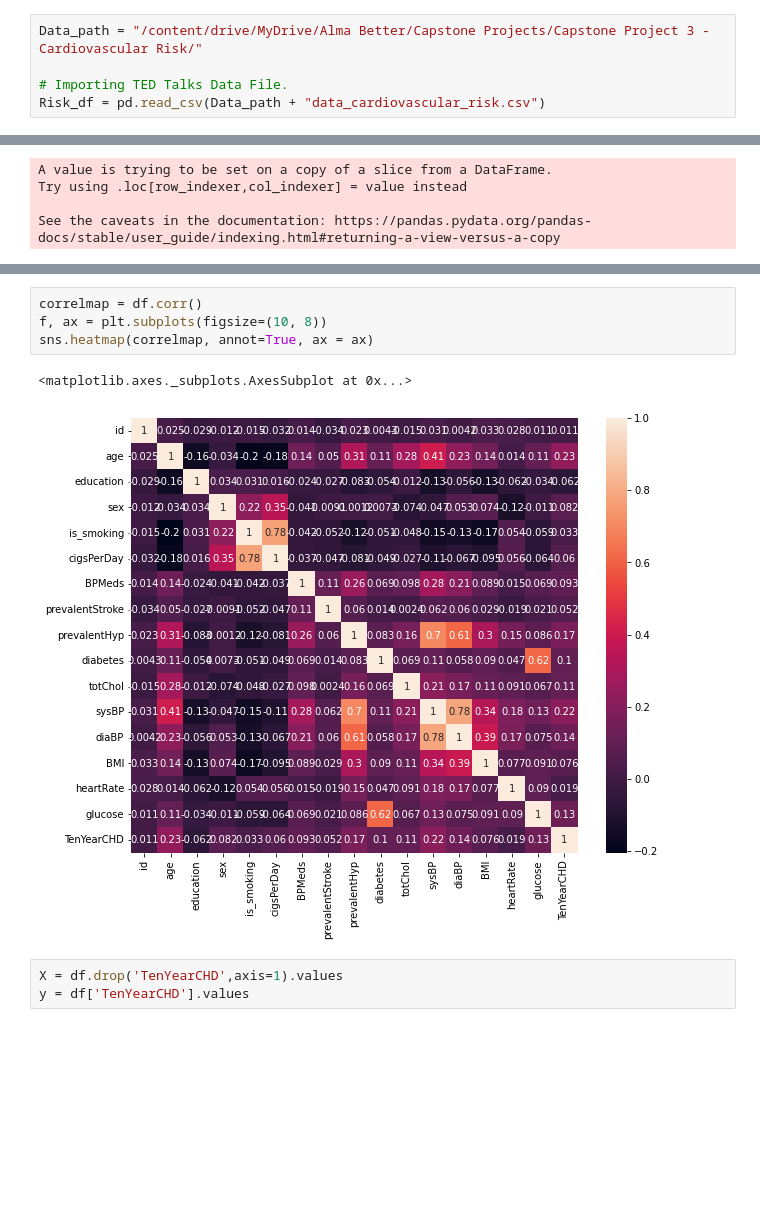
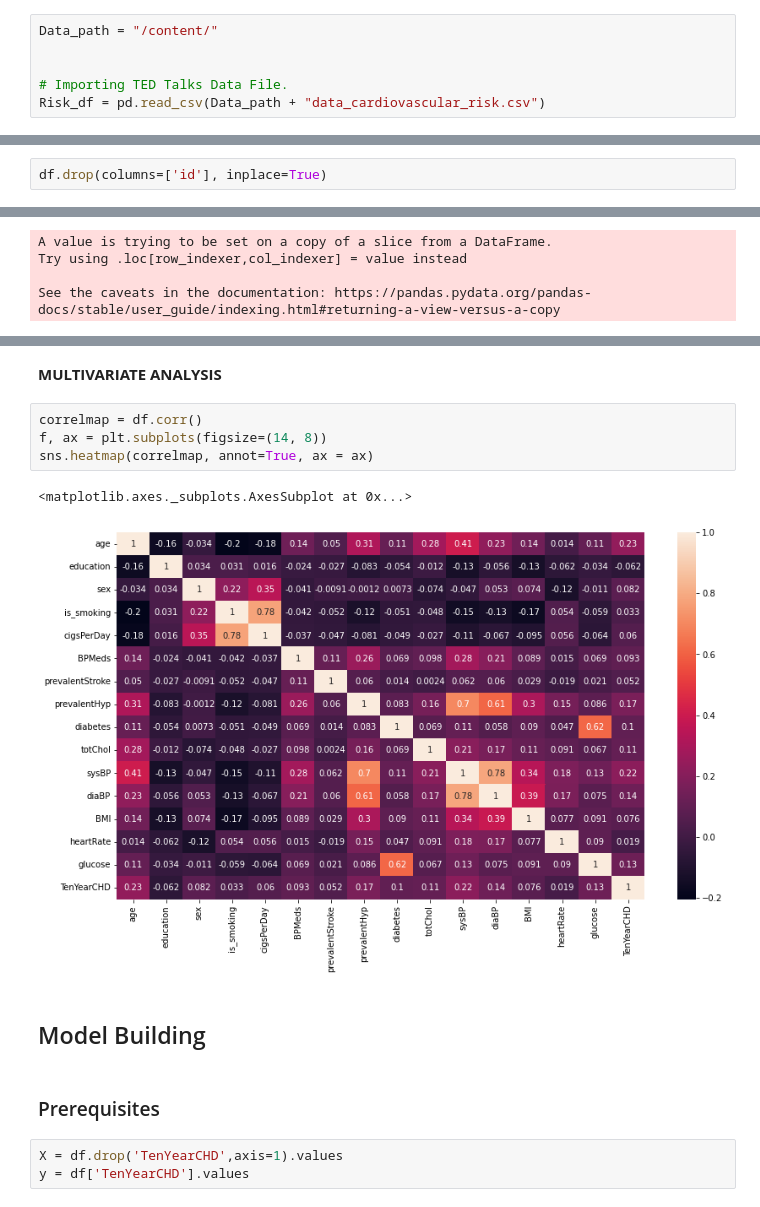
Before and after one commit to Arvind-krishna/Classification---Cardiovascular-Risk-prediction, a Jupyter notebook: Cardiovascular_risk.ipynb, the cells around one changed output, grey strips where cells are left out. Saved outputs shown, nothing was run; the diff lists cells and outputs as text; blank space fills up the shorter version.

```diff
--- a/Cardiovascular_risk.ipynb
+++ b/Cardiovascular_risk.ipynb
@@ -12,7 +12,8 @@ import numpy as np
 import matplotlib.pyplot as plt
 import seaborn as sns
 # %%
-Data_path = "/content/drive/MyDrive/Alma Better/Capstone Projects/Capstone Project 3 - Cardiovascular Risk/"
+Data_path = "/content/"
+
 
 # Importing TED Talks Data File.
 Risk_df = pd.read_csv(Data_path + "data_cardiovascular_risk.csv")
@@ -90,0 +126,2 @@ sns.heatmap(correlmap, annot=True, ax = ax)
+# %%
+df.drop(columns=['id'], inplace=True)
@@ -161,10 +243,16 @@ df.drop(['id'], axis=1)
+# %% [markdown]
+**MULTIVARIATE ANALYSIS**
 # %%
 correlmap = df.corr()
-f, ax = plt.subplots(figsize=(10, 8))
+f, ax = plt.subplots(figsize=(14, 8))
 sns.heatmap(correlmap, annot=True, ax = ax)
 # %% [output]
 <matplotlib.axes._subplots.AxesSubplot at 0x...>
-[figure, old version]
+[figure, new version]
+# %% [markdown]
+## Model Building
+# %% [markdown]
+### Prerequisites
 # %%
 X = df.drop('TenYearCHD',axis=1).values
 y = df['TenYearCHD'].values
```
Also changed, not shown: parts of 72 cells of this notebook.
